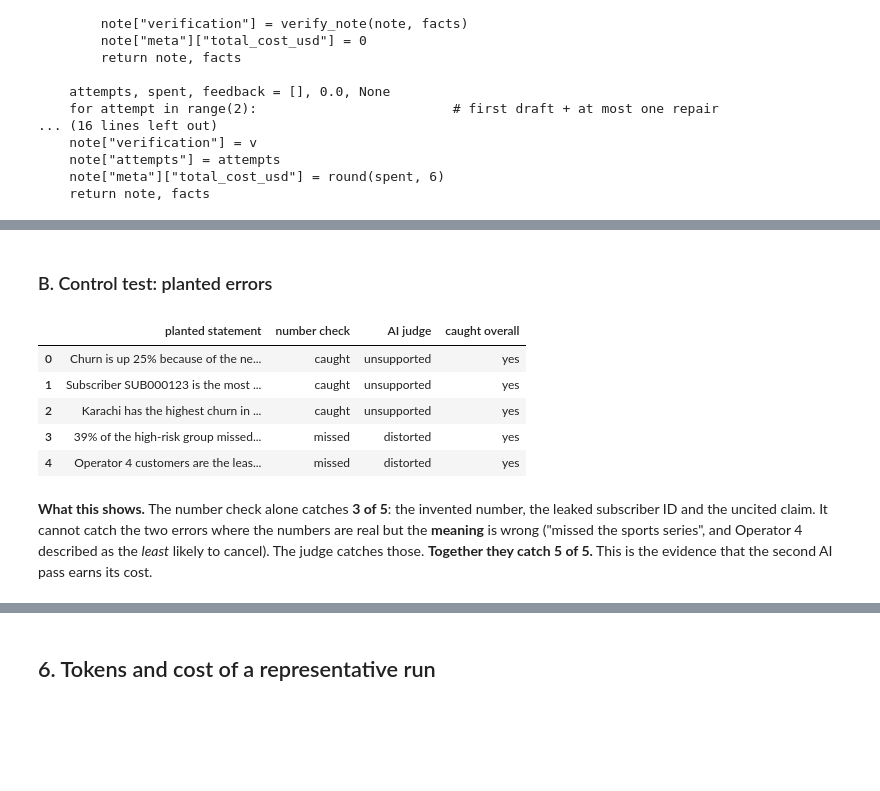
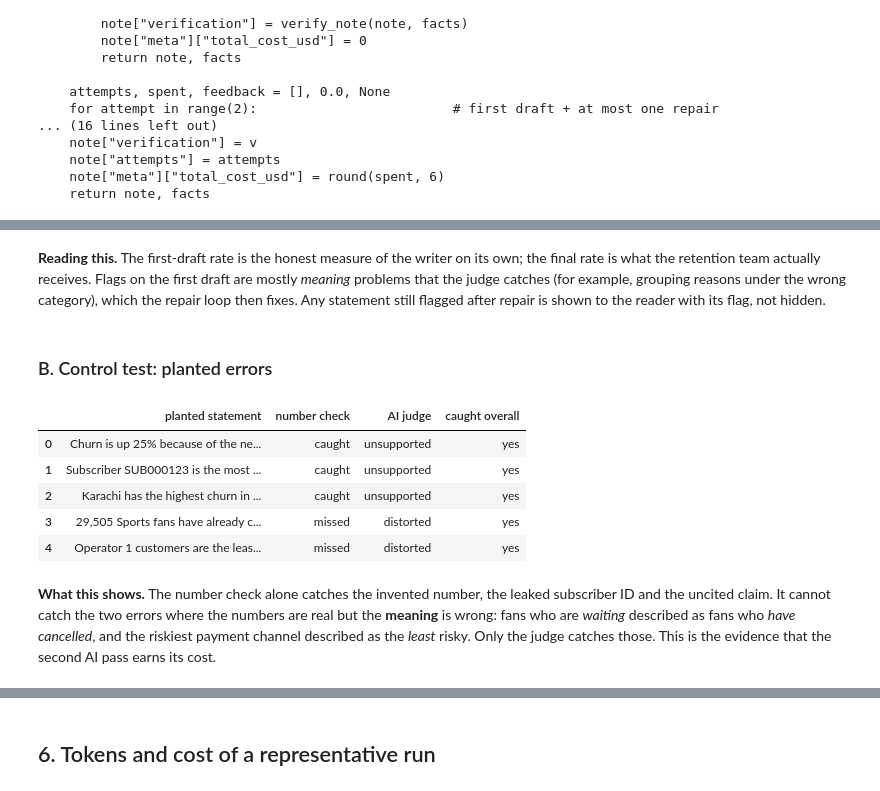
Before and after one commit to Sadankhan7731/churn-radar, a Jupyter notebook: Churn_Radar_Notebook.ipynb, the cells around one changed output, grey strips where cells are left out. Saved outputs shown, nothing was run; the diff lists cells and outputs as text; code cells hidden in the pictures; blank space fills up the shorter version.

```diff
--- a/Churn_Radar_Notebook.ipynb
+++ b/Churn_Radar_Notebook.ipynb
@@ -20,10 +20,10 @@ This notebook is the working record of Phase 2. It builds **Use Case A** from my
 # %%
 import json, sys, time, warnings, runpy, io, contextlib
 import pandas as pd, numpy as np
-import matplotlib.pyplot as plt
 from IPython.display import Image, display, Markdown
 warnings.filterwarnings("ignore")
 pd.set_option("display.max_colwidth", 120)
+pd.set_option("display.max_columns", 50)
 sys.path.insert(0, "api")
 import _note_engine as engine
 print("Writer model:", engine.MODEL, "| Judge model:", engine.JUDGE_MODEL,
@@ -310,21 +391,23 @@ The riskiest plan is the Daily pack with an average churn risk of 12% and PKR
+# %% [markdown]
+**Reading this.** The first-draft rate is the honest measure of the writer on its own; the final rate is what the retention team actually receives. Flags on the first draft are mostly *meaning* problems that the judge catches (for example, grouping reasons under the wrong category), which the repair loop then fixes. Any statement still flagged after repair is shown to the reader with its flag, not hidden.
 # %% [markdown]
 ### B. Control test: planted errors
 # %%
-trap = engine.judge_note(engine.verify_note(engine.TRAPS, facts), facts, key)
+trap = engine.judge_note(engine.verify_note(engine.make_traps(facts), facts), facts, key)
 trap_df = pd.DataFrame([{"planted statement": s["sentence"],
                          "number check": "caught" if not s["ok"] else "missed",
                          "AI judge": s["judge"]["verdict"],
                          "caught overall": "yes" if not s["ok_final"] else "NO"} for s in trap["sentences"]])
 trap_df
 # %% [output]
 |  | planted statement | number check | AI judge | caught overall |
 | 0 | Churn is up 25% because of the ne... | caught | unsupported | yes |
 | 1 | Subscriber SUB000123 is the most ... | caught | unsupported | yes |
 | 2 | Karachi has the highest churn in ... | caught | unsupported | yes |
-| 3 | 39% of the high-risk group missed... | missed | distorted | yes |
-| 4 | Operator 4 customers are the leas... | missed | distorted | yes |
+| 3 | 29,505 Sports fans have already c... | missed | distorted | yes |
+| 4 | Operator 1 customers are the leas... | missed | distorted | yes |
 # %% [markdown]
-**What this shows.** The number check alone catches **3 of 5**: the invented number, the leaked subscriber ID and the uncited claim. It cannot catch the two errors where the numbers are real but the **meaning** is wrong ("missed the sports series", and Operator 4 described as the *least* likely to cancel). The judge catches those. **Together they catch 5 of 5.** This is the evidence that the second AI pass earns its cost.
+**What this shows.** The number check alone catches the invented number, the leaked subscriber ID and the uncited claim. It cannot catch the two errors where the numbers are real but the **meaning** is wrong: fans who are *waiting* described as fans who *have cancelled*, and the riskiest payment channel described as the *least* risky. Only the judge catches those. This is the evidence that the second AI pass earns its cost.
 # %% [markdown]
 ## 5. Development log: what failed and what I did about it
 
```
Also changed, not shown: parts of 29 cells of this notebook, 23 other files.
